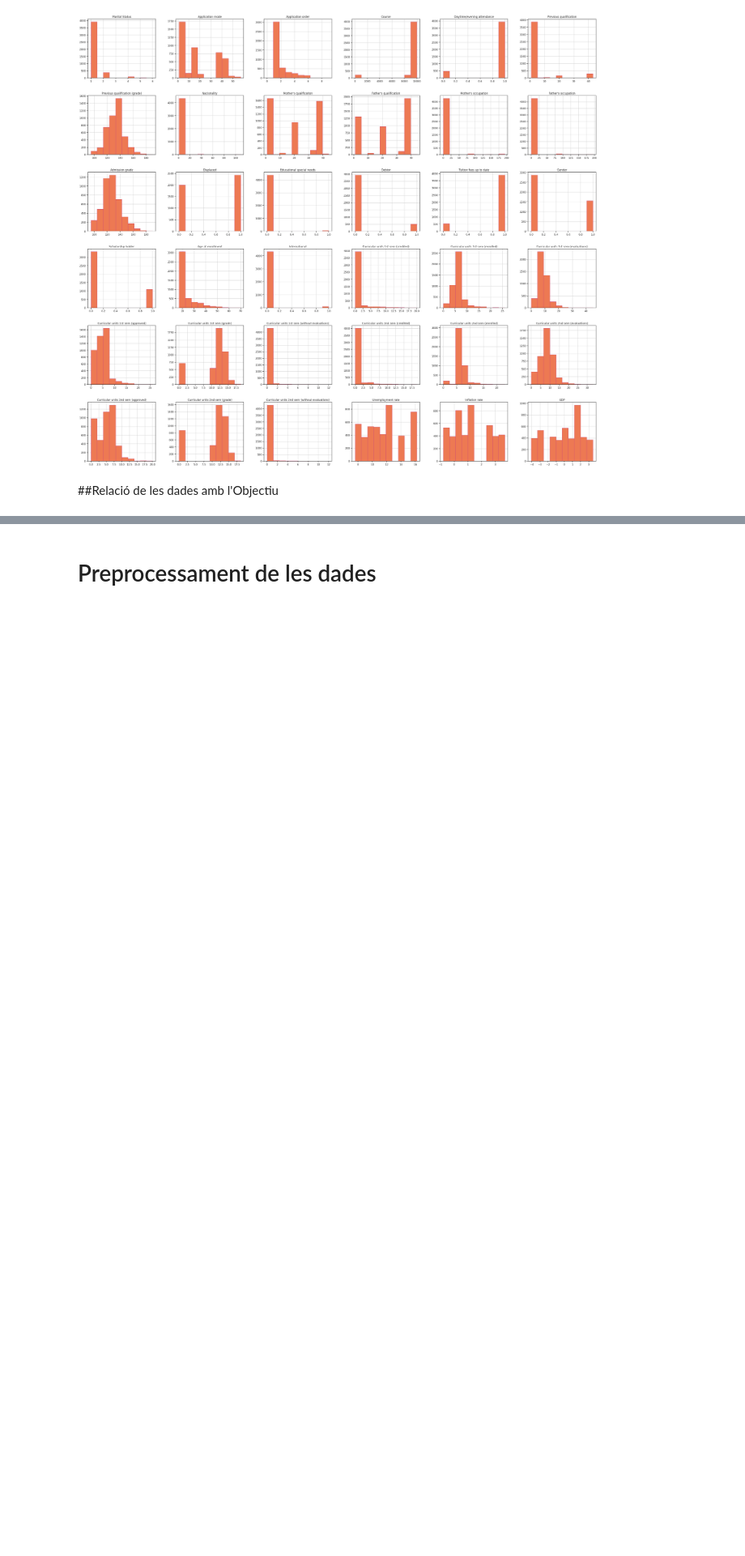
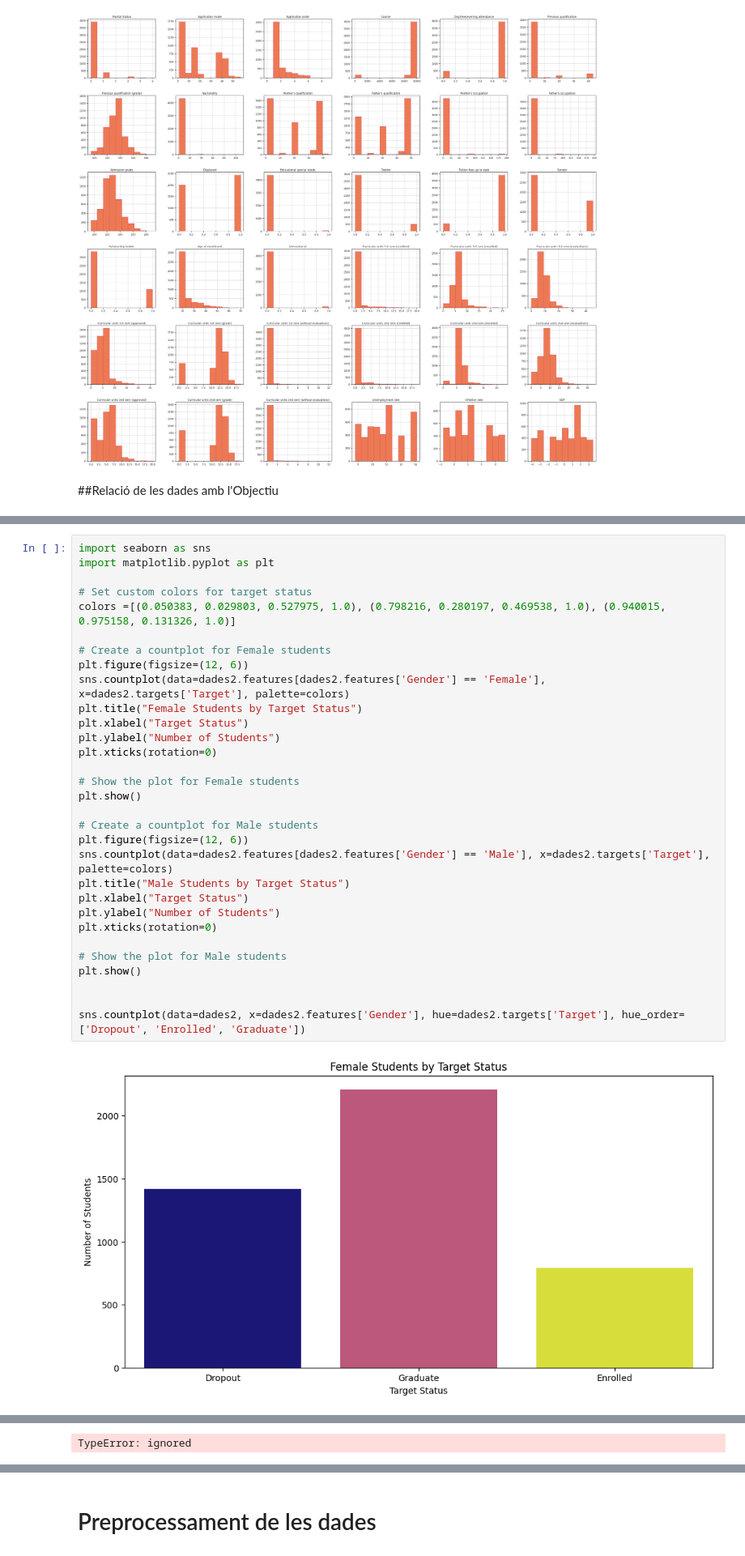
Before and after one commit to Mariona-FT/Data-Mining-MIDA, a Jupyter notebook: Projecte mida_NOU.ipynb, the cells around one changed output, grey strips where cells are left out. Shown at 81% size. Drawn from its saved outputs; the diff is of its cells as text; blank space fills up the shorter version.

```diff
--- a/Projecte mida_NOU.ipynb
+++ b/Projecte mida_NOU.ipynb
@@ -520,0 +515,33 @@ plt.show()
+# %%
+import seaborn as sns
+import matplotlib.pyplot as plt
+
+# Set custom colors for target status
+colors =[(0.050383, 0.029803, 0.527975, 1.0), (0.798216, 0.280197, 0.469538, 1.0), (0.940015, 0.975158, 0.131326, 1.0)]
+
+# Create a countplot for Female students
+plt.figure(figsize=(12, 6))
+sns.countplot(data=dades2.features[dades2.features['Gender'] == 'Female'], x=dades2.targets['Target'], palette=colors)
+plt.title("Female Students by Target Status")
+plt.xlabel("Target Status")
+plt.ylabel("Number of Students")
+plt.xticks(rotation=0)
+
+# Show the plot for Female students
+plt.show()
+
+# Create a countplot for Male students
+plt.figure(figsize=(12, 6))
+sns.countplot(data=dades2.features[dades2.features['Gender'] == 'Male'], x=dades2.targets['Target'], palette=colors)
+plt.title("Male Students by Target Status")
+plt.xlabel("Target Status")
+plt.ylabel("Number of Students")
+plt.xticks(rotation=0)
+
+# Show the plot for Male students
+plt.show()
+
+
+sns.countplot(data=dades2, x=dades2.features['Gender'], hue=dades2.targets['Target'], hue_order=['Dropout', 'Enrolled', 'Graduate'])
+# %% [output]
+[figure, added]
@@ -520,0 +549 @@ plt.show()
+TypeError: ignored
```
Also changed, not shown: parts of 19 cells of this notebook.
